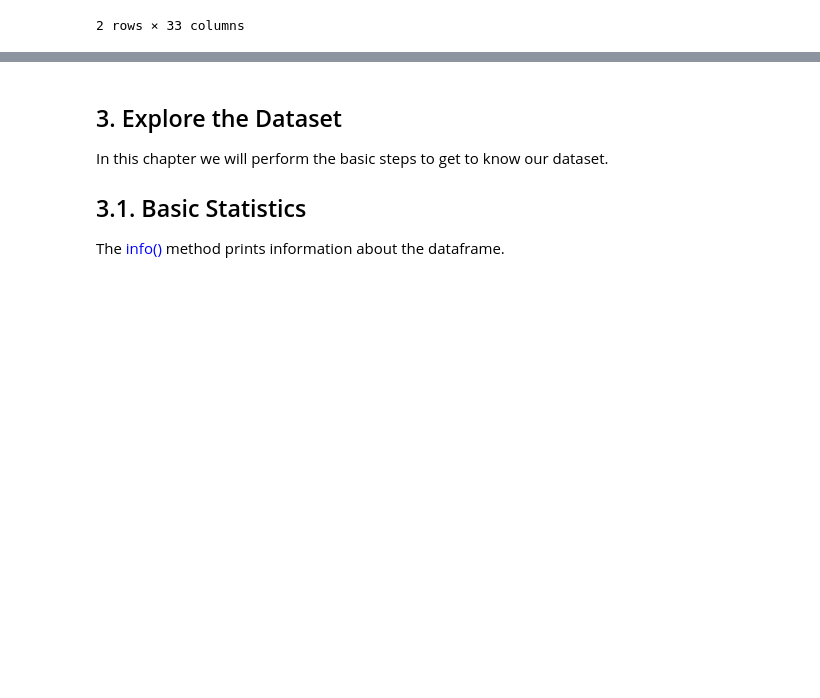
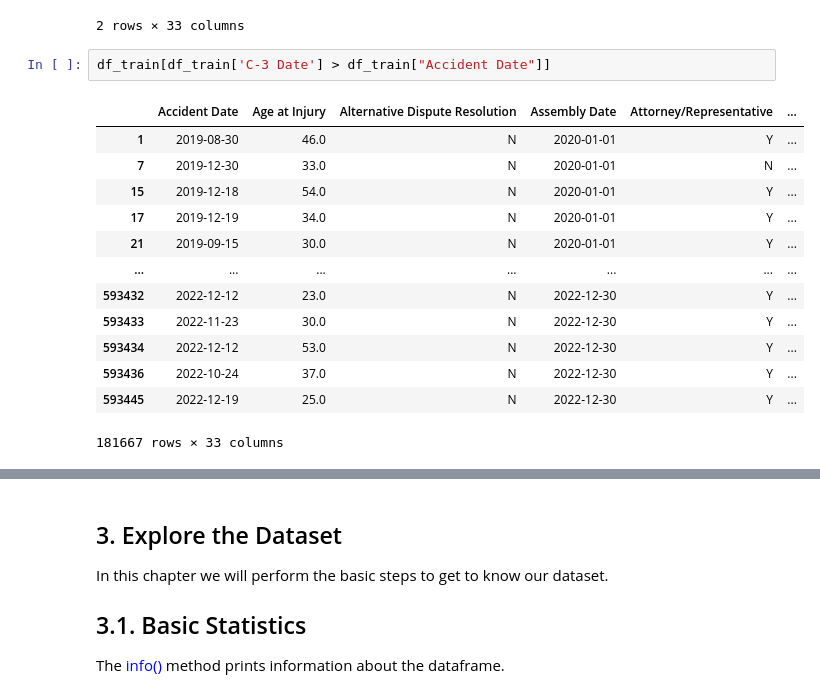
Before and after one commit to xandga/Machine_Learning_project, a Jupyter notebook: Deliverables/Notebook.ipynb, the cells around one changed output, grey strips where cells are left out. Cells and saved outputs as stored; diff of their text form; blank space fills up the shorter version.

```diff
--- a/Deliverables/Notebook.ipynb
+++ b/Deliverables/Notebook.ipynb
@@ -59,4 +57,20 @@ df_train.head(2)
 | 0 | 2019-12-30 | 31.0 | N | 2020-01-01 | N | ... |
 | 1 | 2019-08-30 | 46.0 | N | 2020-01-01 | Y | ... |
 2 rows × 33 columns
+# %%
+df_train[df_train['C-3 Date'] > df_train["Accident Date"]]
+# %% [output]
+|  | Accident Date | Age at Injury | Alternative Dispute Resolution | Assembly Date | Attorney/Representative | ... |
+| 1 | 2019-08-30 | 46.0 | N | 2020-01-01 | Y | ... |
+| 7 | 2019-12-30 | 33.0 | N | 2020-01-01 | N | ... |
+| 15 | 2019-12-18 | 54.0 | N | 2020-01-01 | Y | ... |
+| 17 | 2019-12-19 | 34.0 | N | 2020-01-01 | Y | ... |
+| 21 | 2019-09-15 | 30.0 | N | 2020-01-01 | Y | ... |
+| ... | ... | ... | ... | ... | ... | ... |
+| 593432 | 2022-12-12 | 23.0 | N | 2022-12-30 | Y | ... |
+| 593433 | 2022-11-23 | 30.0 | N | 2022-12-30 | Y | ... |
+| 593434 | 2022-12-12 | 53.0 | N | 2022-12-30 | Y | ... |
+| 593436 | 2022-10-24 | 37.0 | N | 2022-12-30 | Y | ... |
+| 593445 | 2022-12-19 | 25.0 | N | 2022-12-30 | Y | ... |
+181667 rows × 33 columns
 # %%
```
Also changed, not shown: parts of 67 cells of this notebook.
